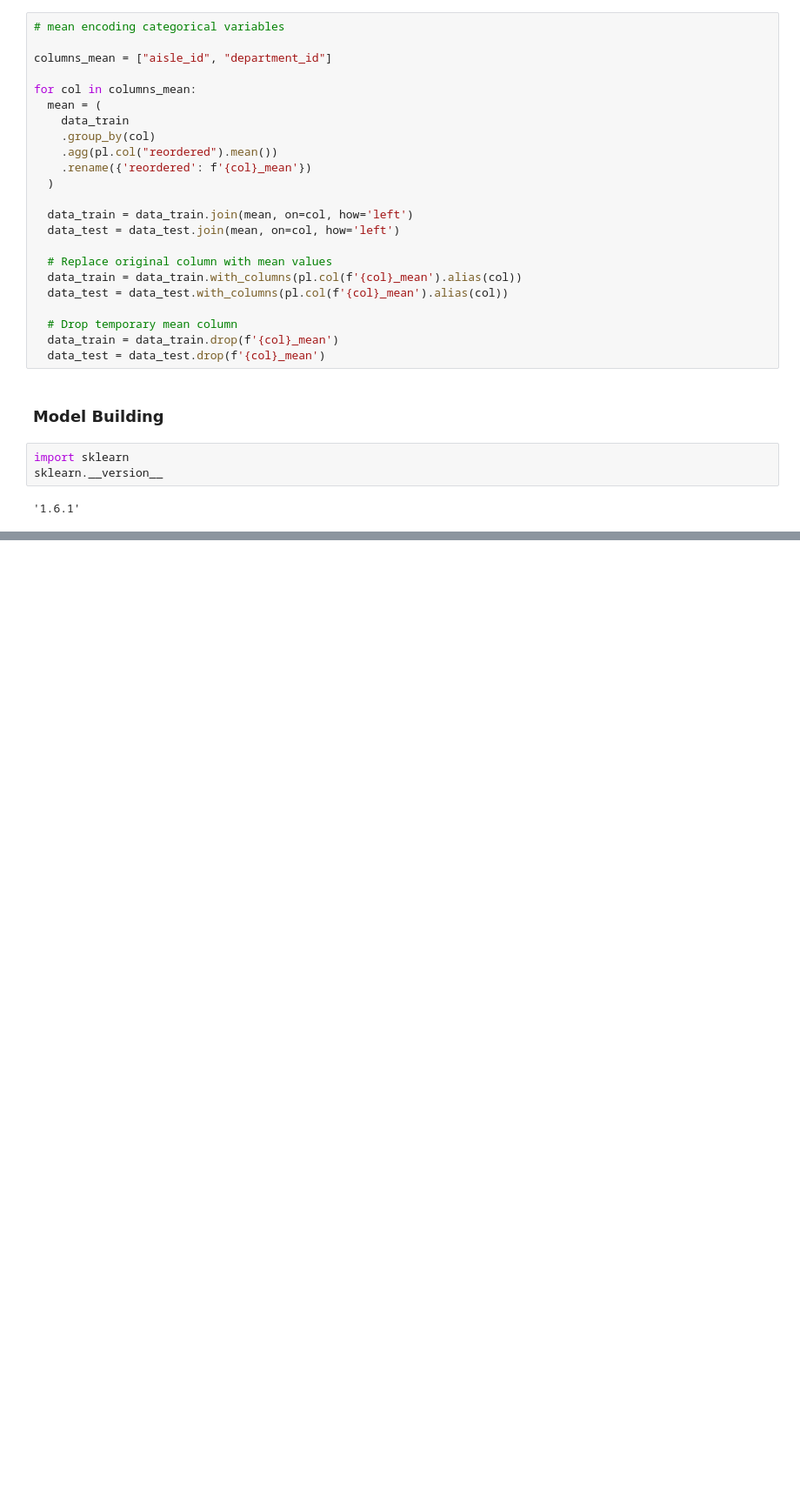
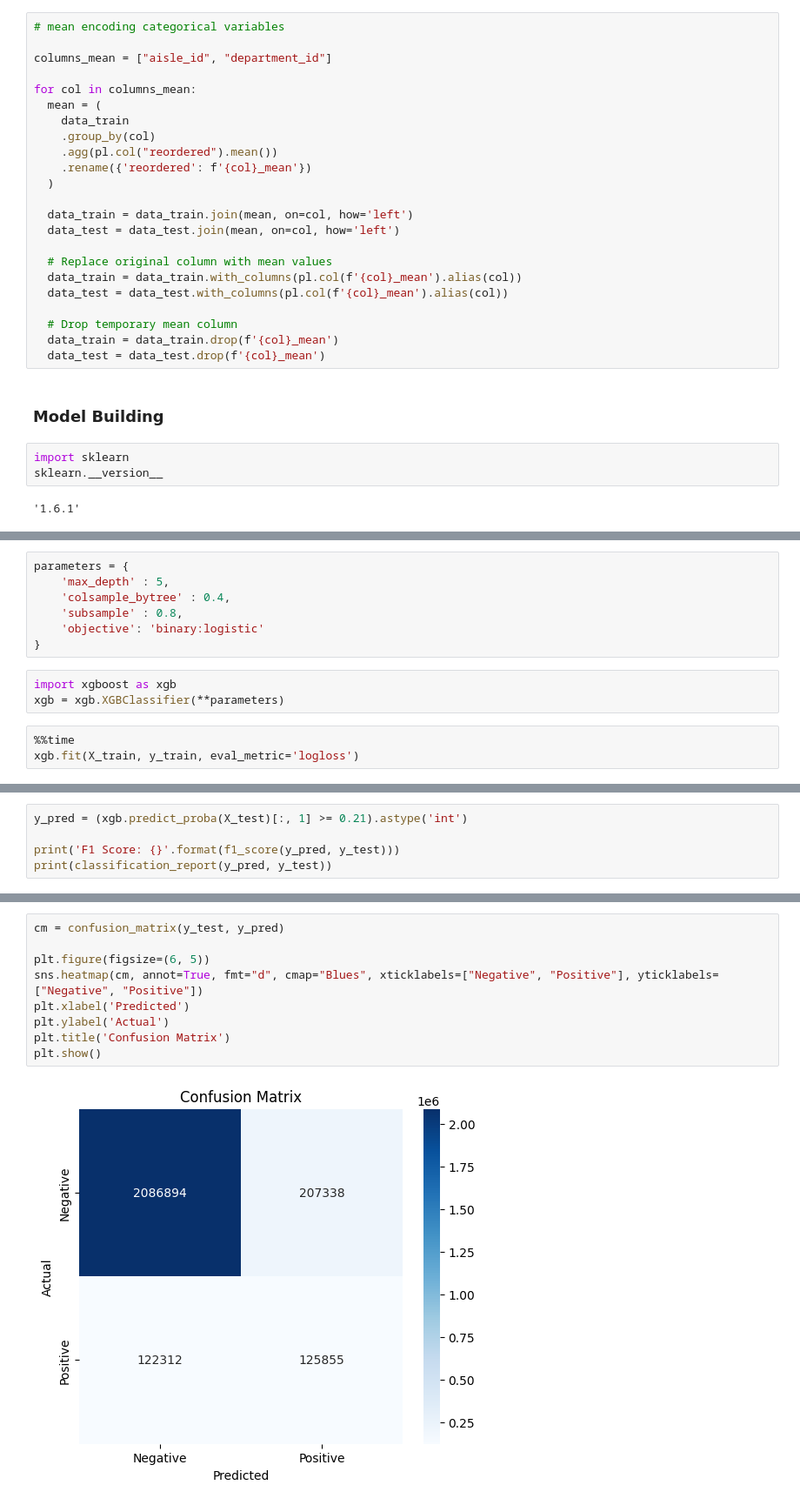
Before and after one commit to bharath03-a/InstaCartMarketAnalysis, a Jupyter notebook: notebooks/01_Exploratory_Data_Analysis.ipynb, the cells around one changed output, grey strips where cells are left out. Shown at 87% size. Drawn from its saved outputs; the diff is of its cells as text; blank space fills up the shorter version.

```diff
--- a/notebooks/01_Exploratory_Data_Analysis.ipynb
+++ b/notebooks/01_Exploratory_Data_Analysis.ipynb
@@ -898,0 +882,13 @@ ImportError: cannot import name 'plot_confusion_matrix' from 'sklearn.metrics' (
+# %%
+parameters = {
+    'max_depth' : 5,
+    'colsample_bytree' : 0.4,
+    'subsample' : 0.8,
+    'objective': 'binary:logistic'
+}
+# %%
+import xgboost as xgb
+xgb = xgb.XGBClassifier(**parameters)
+# %%
+%%time
+xgb.fit(X_train, y_train, eval_metric='logloss')
@@ -898,0 +911,5 @@ ImportError: cannot import name 'plot_confusion_matrix' from 'sklearn.metrics' (
+# %%
+y_pred = (xgb.predict_proba(X_test)[:, 1] >= 0.21).astype('int')
+
+print('F1 Score: {}'.format(f1_score(y_pred, y_test)))
+print(classification_report(y_pred, y_test))
@@ -898,0 +926,11 @@ ImportError: cannot import name 'plot_confusion_matrix' from 'sklearn.metrics' (
+# %%
+cm = confusion_matrix(y_test, y_pred)
+
+plt.figure(figsize=(6, 5))
+sns.heatmap(cm, annot=True, fmt="d", cmap="Blues", xticklabels=["Negative", "Positive"], yticklabels=["Negative", "Positive"])
+plt.xlabel('Predicted')
+plt.ylabel('Actual')
+plt.title('Confusion Matrix')
+plt.show()
+# %% [output]
+[figure, added]
```
Also changed, not shown: parts of 7 cells of this notebook.
